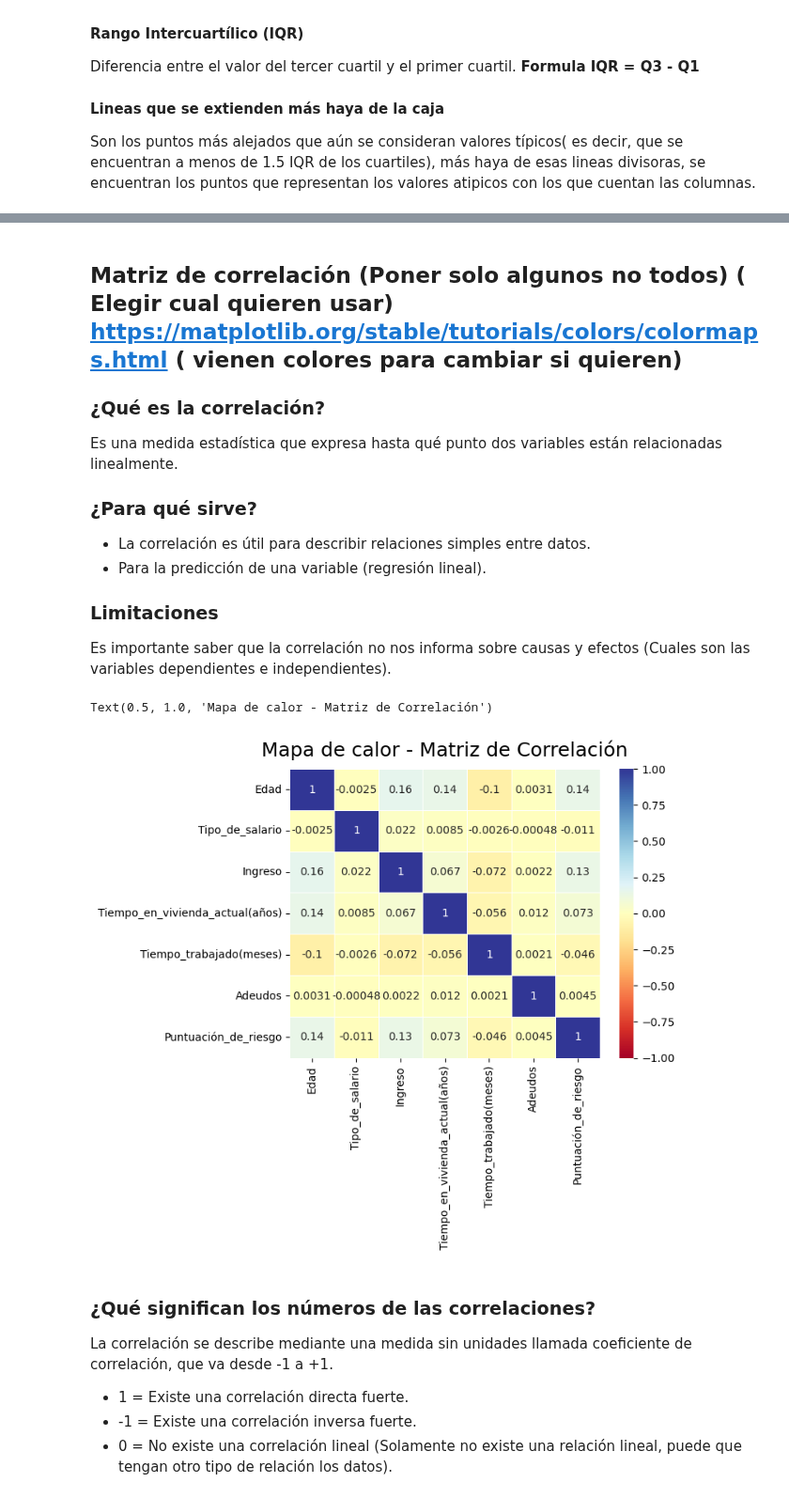
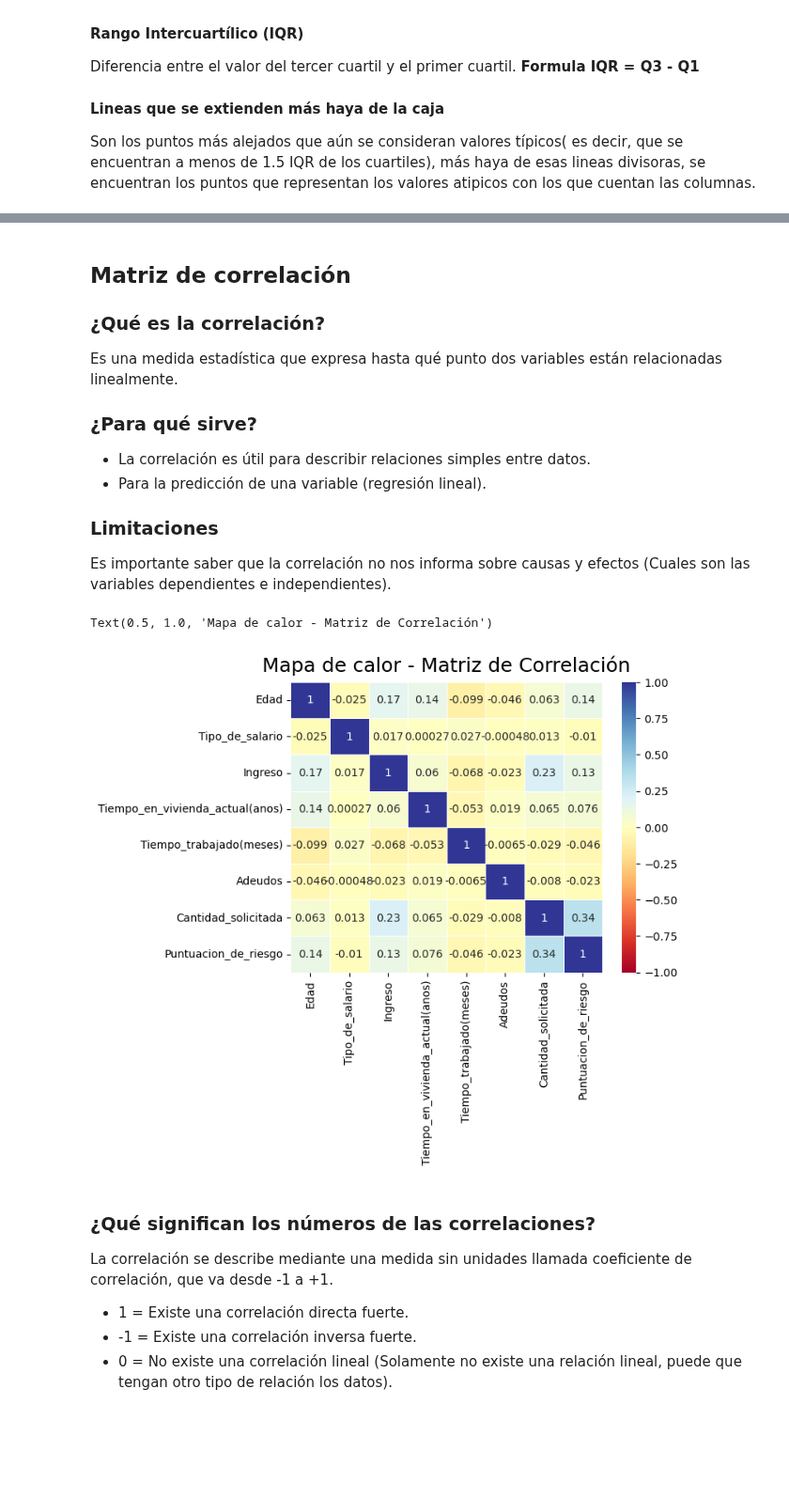
Before and after one commit to ismaelacosta/Proyecto_AID, a Jupyter notebook: examen.ipynb, the cells around one changed output, grey strips where cells are left out. Shown at 94% size. Cells and saved outputs as stored; diff of their text form; code cells hidden in the pictures; blank space fills up the shorter version.

Commit message:
Todos los metodos ya funcionan

```diff
--- a/examen.ipynb
+++ b/examen.ipynb
@@ -270,4 +291,4 @@ df.head()
 # %%
 clf = KNN(contamination=0.18, method='mean')
-clf.fit(df.drop(columns=['Tipo_de_salario']))
-y_pred = clf.predict(df.drop(columns=['Tipo_de_salario']))
+clf.fit(df.drop(columns=['Tipo_de_salario','Proceso_firma_electronica_completado']))
+atipicos_pred = clf.predict(df.drop(columns=['Tipo_de_salario','Proceso_firma_electronica_completado']))
@@ -293,6 +318,6 @@ df_outliers
 # %% [markdown]
 Y los eliminamos de los datos actuales
 # %%
-df = df[y_pred == 0]
+df = df[atipicos_pred == 0]
 df
 # %% [output]
@@ -350,6 +395,6 @@ Ya que es de tipo binaria, ademas se trata de nuestra variable objetivo.
 # %% [markdown]
 Cambiamos los datos a los estandarizados en el dataframe
 # %%
-df[df_estandar.columns] = df_estandar
+df[df_estandar.columns] = df_estandar.values
 df.head()
 # %% [output]
@@ -444,5 +514,5 @@ plt.show()
 # %% [markdown]
-## Matriz de correlación (Poner solo algunos no todos) ( Elegir cual quieren usar) https://matplotlib.org/stable/tutorials/colors/colormaps.html ( vienen colores para cambiar si quieren)
+## Matriz de correlación
 
 ### ¿Qué es la correlación?
 
@@ -457,15 +527,15 @@ Es una medida estadística que expresa hasta qué punto dos variables están rel
 
 Es importante saber que la correlación no nos informa sobre causas y efectos (Cuales son las variables dependientes e independientes).
 # %%
-lista_columnas = ['Edad','Tipo_de_salario','Ingreso','Tiempo_en_vivienda_actual(años)','Tiempo_trabajado(meses)','Adeudos','Puntuación_de_riesgo']
+lista_columnas = ['Edad','Tipo_de_salario','Ingreso','Tiempo_en_vivienda_actual(anos)','Tiempo_trabajado(meses)','Adeudos','Cantidad_solicitada','Puntuacion_de_riesgo']
 matriz_correlacion = df[lista_columnas].corr()
 # %%
 #plt.figure(figsize=(8, 6))
 heatmap = sns.heatmap(matriz_correlacion, vmin=-1, vmax=1, annot=True, cmap='RdYlBu', linewidth=.5)
-heatmap.set_title('Mapa de calor - Matriz de Correlación', fontdict={'fontsize':18}, pad=12)
+heatmap.set_title('Mapa de calor - Matriz de Correlación', fontdict={'fontsize':18}, pad=10)
 # %% [output]
 Text(0.5, 1.0, 'Mapa de calor - Matriz de Correlación')
-[figure, old version]
+[figure, new version]
 # %% [markdown]
 ### ¿Qué significan los números de las correlaciones?
 
```
Also changed, not shown: parts of 57 cells of this notebook, 1 other file.
